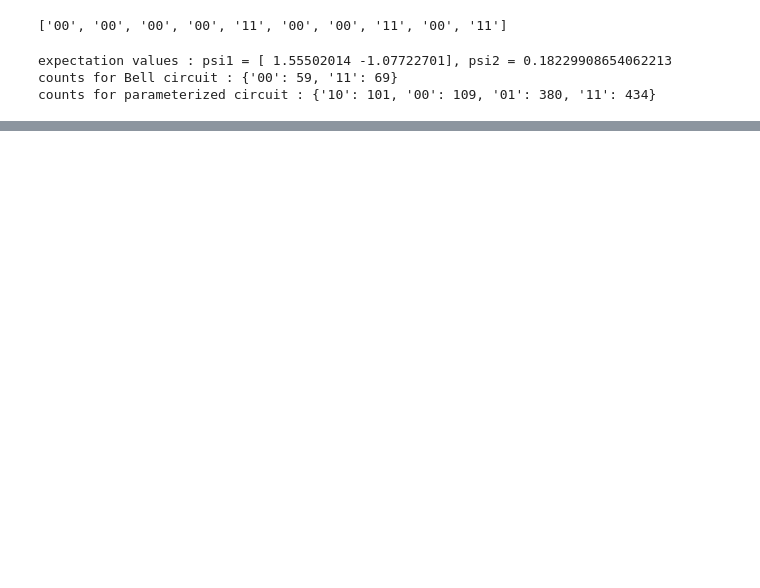
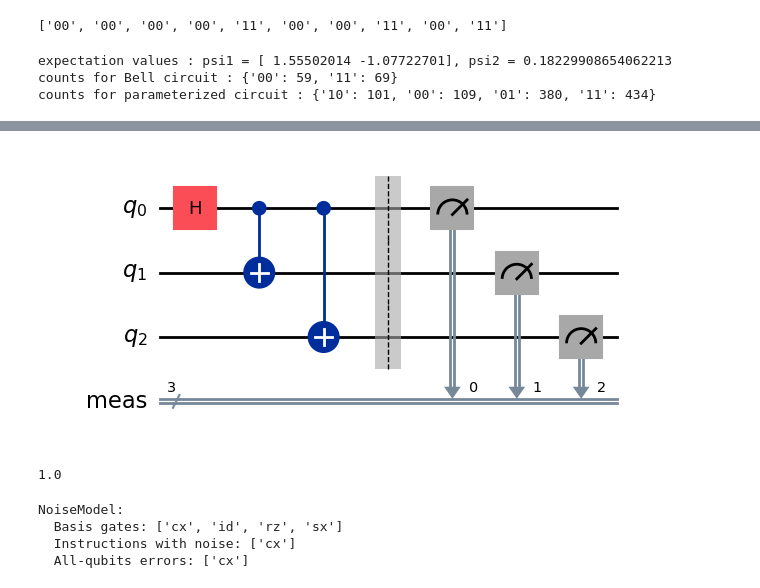
Before and after one commit to MagePro310/Quantum_Simulation_Scheduling_ver1, a Jupyter notebook: test_function.ipynb, the cells around one changed output, grey strips where cells are left out. Saved outputs shown, nothing was run; the diff lists cells and outputs as text; code cells hidden in the pictures; blank space fills up the shorter version.

```diff
--- a/test_function.ipynb
+++ b/test_function.ipynb
@@ -274,0 +247,51 @@ counts for parameterized circuit : {'10': 101, '00': 109, '01': 380, '11': 434}
+# %%
+from qiskit import QuantumCircuit, QuantumRegister
+
+circ = QuantumCircuit(3)
+circ.h(0)
+circ.cx(0, 1)
+circ.cx(0,2)
+circ.measure_all()
+
+circ.draw("mpl")
+# %% [output]
+[figure, added]
+# %%
+from qiskit import QuantumCircuit, QuantumRegister
+
+from qiskit.quantum_info import SparsePauliOp
+from qiskit_aer.primitives import Estimator
+
+qubits = QuantumRegister(2, name="q")
+circuit = QuantumCircuit(qubits)
+
+q0, q1 = qubits
+circuit.h(0)
+circuit.cx(q0, q1)
+
+observable = SparsePauliOp("ZZ")
+
+estimator = Estimator()
+job = estimator.run(circuit, observable)
+exact_value = job.result().values[0]
+print(exact_value)
+# %% [output]
+1.0
+# %%
+from qiskit_aer.noise import NoiseModel
+from qiskit_aer.primitives import Estimator
+from qiskit_ibm_runtime import QiskitRuntimeService
+from qiskit_aer.noise import ReadoutError, depolarizing_error
+
+noisemodel = NoiseModel()
+cx_expolarizing_prob = 0.02
+bit_flip_prob = 0.05
+noisemodel.add_all_qubit_quantum_error(
+    depolarizing_error(cx_expolarizing_prob, 2), ["cx"]
+)
+print(noisemodel)
+# %% [output]
+NoiseModel:
+  Basis gates: ['cx', 'id', 'rz', 'sx']
+  Instructions with noise: ['cx']
+  All-qubits errors: ['cx']
```
Also changed, not shown: parts of 7 cells of this notebook, 3 other files.
